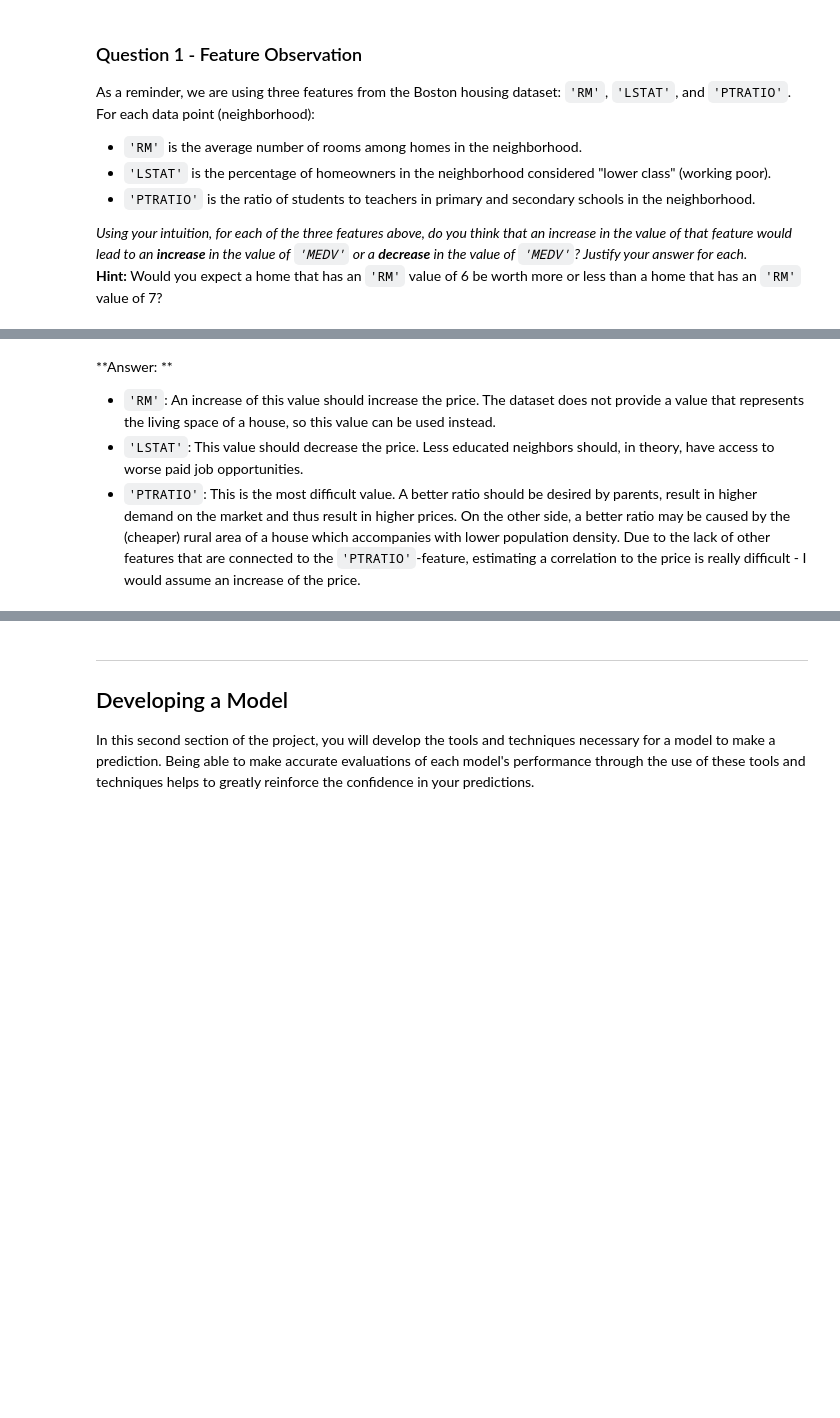
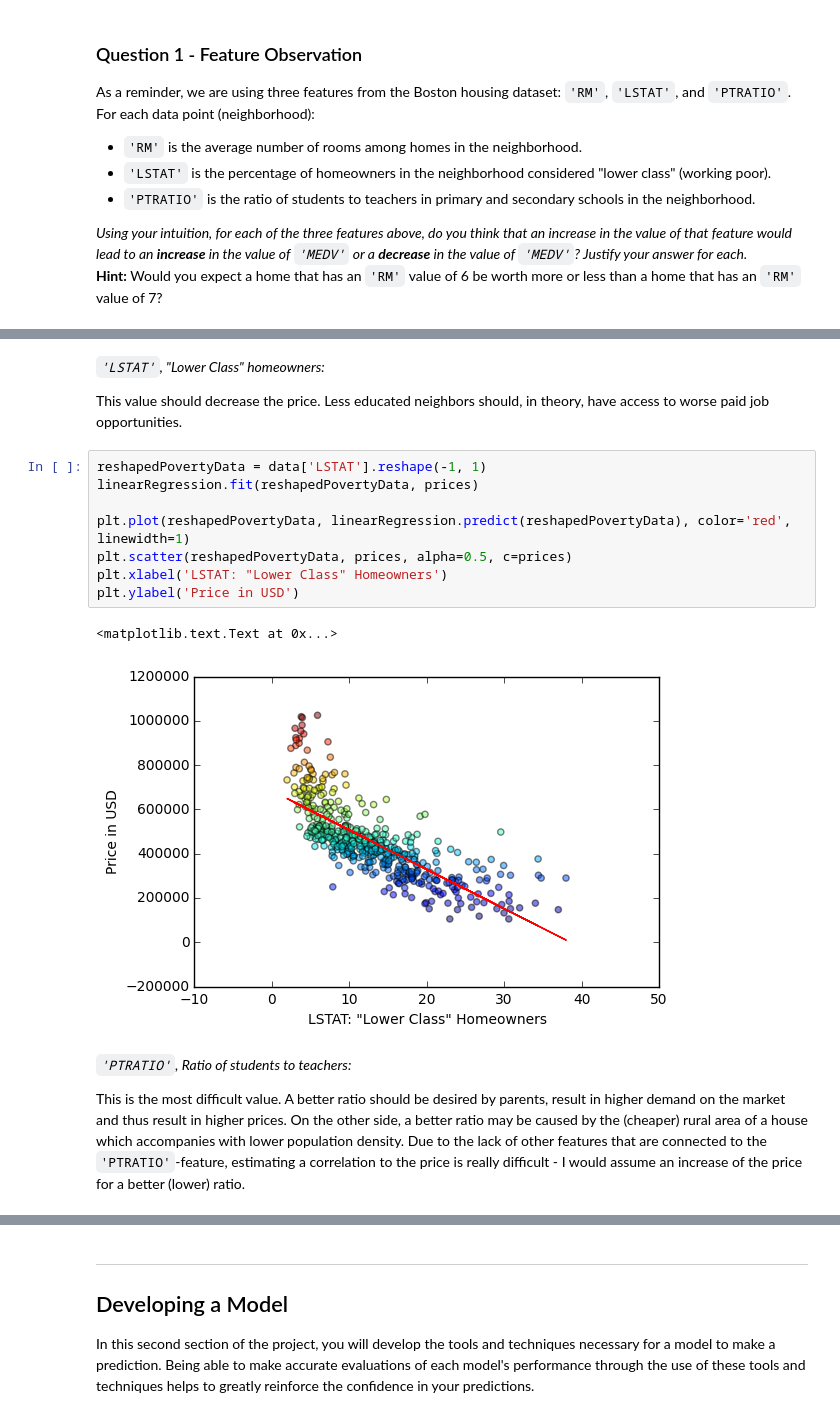
Before and after one commit to DominicSchwoebel/MLND-P1-Predicting-Boston-Housing-Prices, a Jupyter notebook: boston_housing.ipynb, the cells around one changed output, grey strips where cells are left out. Drawn from its saved outputs; the diff is of its cells as text; blank space fills up the shorter version.

```diff
--- a/boston_housing.ipynb
+++ b/boston_housing.ipynb
@@ -165,6 +179,19 @@ _Using your intuition, for each of the three features above, do you think that a
+# %% [markdown]
+*`'LSTAT'`, "Lower Class" homeowners:*
+
+This value should decrease the price. Less educated neighbors should, in theory, have access to worse paid job opportunities.
+# %%
+reshapedPovertyData = data['LSTAT'].reshape(-1, 1)
+linearRegression.fit(reshapedPovertyData, prices)
+
+plt.plot(reshapedPovertyData, linearRegression.predict(reshapedPovertyData), color='red', linewidth=1)
+plt.scatter(reshapedPovertyData, prices, alpha=0.5, c=prices)
+plt.xlabel('LSTAT: "Lower Class" Homeowners')
+plt.ylabel('Price in USD')
+# %% [output]
+<matplotlib.text.Text at 0x...>
+[figure, added]
 # %% [markdown]
-**Answer: **
+*`'PTRATIO'`, Ratio of students to teachers:*
 
-- `'RM'`: An increase of this value should increase the price. The dataset does not provide a value that represents the living space of a house, so this value can be used instead.
-- `'LSTAT'`: This value should decrease the price. Less educated neighbors should, in theory, have access to worse paid job opportunities.
-- `'PTRATIO'`: This is the most difficult value. A better ratio should be desired by parents, result in higher demand on the market and thus result in higher prices. On the other side, a better ratio may be caused by the (cheaper) rural area of a house which accompanies with lower population density. Due to the lack of other features that are connected to the `'PTRATIO'`-feature, estimating a correlation to the price is really difficult - I would assume an increase of the price.
+This is the most difficult value. A better ratio should be desired by parents, result in higher demand on the market and thus result in higher prices. On the other side, a better ratio may be caused by the (cheaper) rural area of a house which accompanies with lower population density. Due to the lack of other features that are connected to the `'PTRATIO'`-feature, estimating a correlation to the price is really difficult - I would assume an increase of the price for a better (lower) ratio.
```
Also changed, not shown: parts of 6 cells of this notebook.
